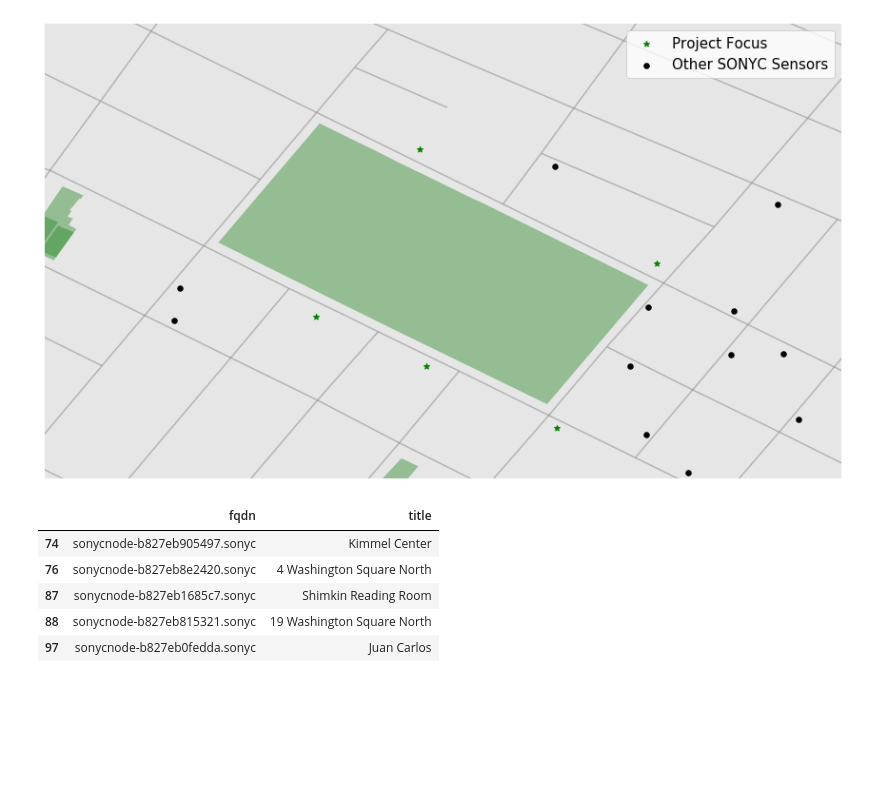
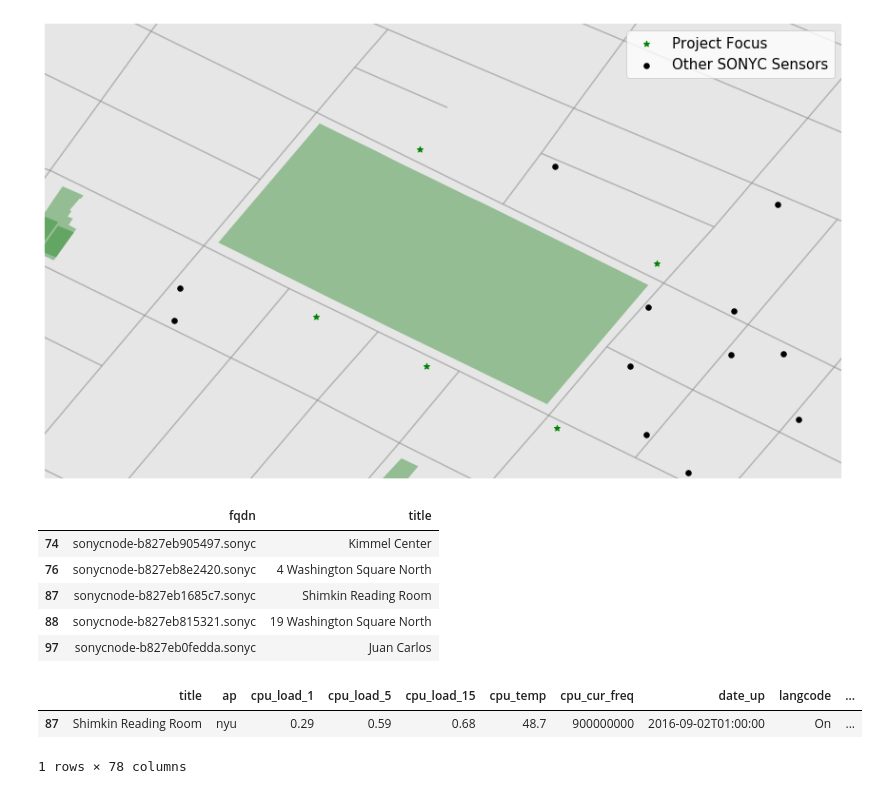
Before and after one commit to meiguan/urban_birds, a Jupyter notebook: explore/mapping_spl_sensors.ipynb, the cells around one changed output. Drawn from its saved outputs; the diff is of its cells as text; code cells hidden in the pictures; blank space fills up the shorter version.

```diff
--- a/explore/mapping_spl_sensors.ipynb
+++ b/explore/mapping_spl_sensors.ipynb
@@ -167,3 +167,9 @@ names[names.fqdn.isin(bird_sensors)][['fqdn', 'title']]
 | 87 | sonycnode-b827eb1685c7.sonyc | Shimkin Reading Room |
 | 88 | sonycnode-b827eb815321.sonyc | 19 Washington Square North |
 | 97 | sonycnode-b827eb0fedda.sonyc | Juan Carlos |
+# %%
+names[names.fqdn=='sonycnode-b827eb1685c7.sonyc']
+# %% [output]
+|  | title | ap | cpu_load_1 | cpu_load_5 | cpu_load_15 | cpu_temp | cpu_cur_freq | date_up | langcode | ... |
+| 87 | Shimkin Reading Room | nyu | 0.29 | 0.59 | 0.68 | 48.7 | 900000000 | 2016-09-02T01:00:00 | On | ... |
+1 rows × 78 columns
```
Also changed, not shown: 3 other files.
